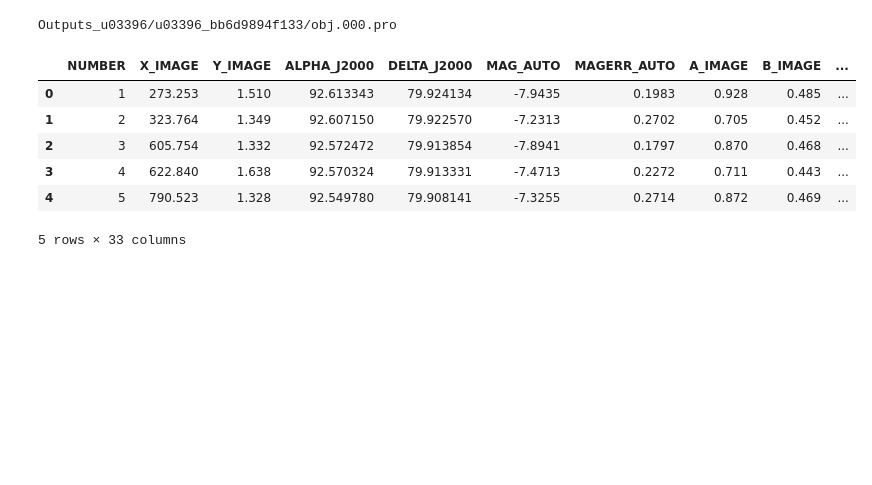
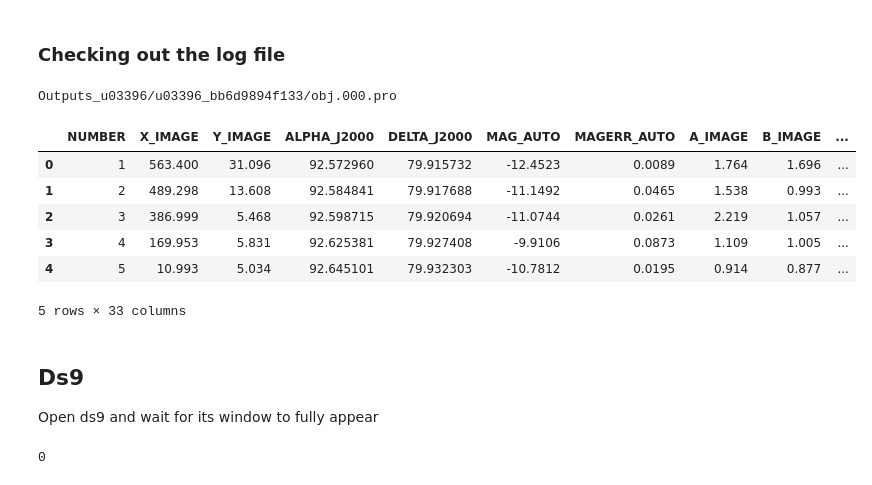
Before and after one commit to ekourkchi/old-SBF, a Jupyter notebook: notebooks/Sextractor_foreground.ipynb, the cells around one changed output. Cells and saved outputs as stored; diff of their text form; code cells hidden in the pictures; blank space fills up the shorter version.

```diff
--- a/notebooks/Sextractor_foreground.ipynb
+++ b/notebooks/Sextractor_foreground.ipynb
@@ -14,6 +14,8 @@ inFolder = '/media/Data/Home/PanStarrs/Jan/HI/augment/SBF/wfc3-16262/'
 configFolder = '/media/Data/Home/PanStarrs/Jan/HI/augment/SBF/codes/notebooks/config/'
 
 name = "u03396"
+# %% [markdown]
+### Checking out the log file
 # %%
 inFolder = inFolder + '/'
 configFolder   = configFolder + '/'
@@ -57,16 +63,27 @@ Config["Y0"] = Y0
 # %%
+r_aperture = 20  # [pix] radius of the avoding zone
+
+# used Dmask instead of mask1
 catalName, catal_df, sex_objname, sex_mask, sex_masked, residual = SExtract(model=0, mask=1,
-                                       smooth=1.0, minArea=5, thresh=0.9,
-                                       r_aperture = 50,   # [pixel] ignore objects within the aperture
-                                       renuc=1, **Config)
+                                       smooth=1.0, minArea=10, thresh=2.5,
+                                       r_aperture = r_aperture,   # [pixel] ignore objects within the aperture
+                                       renuc=2, **Config)
 
 catal_df.head()
 # %% [output]
 Outputs_u03396/u03396_bb6d9894f133/obj.000.pro
 |  | NUMBER | X_IMAGE | Y_IMAGE | ALPHA_J2000 | DELTA_J2000 | MAG_AUTO | MAGERR_AUTO | A_IMAGE | B_IMAGE | ... |
-| 0 | 1 | 273.253 | 1.510 | 92.613343 | 79.924134 | -7.9435 | 0.1983 | 0.928 | 0.485 | ... |
-| 1 | 2 | 323.764 | 1.349 | 92.607150 | 79.922570 | -7.2313 | 0.2702 | 0.705 | 0.452 | ... |
-| 2 | 3 | 605.754 | 1.332 | 92.572472 | 79.913854 | -7.8941 | 0.1797 | 0.870 | 0.468 | ... |
-| 3 | 4 | 622.840 | 1.638 | 92.570324 | 79.913331 | -7.4713 | 0.2272 | 0.711 | 0.443 | ... |
-| 4 | 5 | 790.523 | 1.328 | 92.549780 | 79.908141 | -7.3255 | 0.2714 | 0.872 | 0.469 | ... |
+| 0 | 1 | 563.400 | 31.096 | 92.572960 | 79.915732 | -12.4523 | 0.0089 | 1.764 | 1.696 | ... |
+| 1 | 2 | 489.298 | 13.608 | 92.584841 | 79.917688 | -11.1492 | 0.0465 | 1.538 | 0.993 | ... |
+| 2 | 3 | 386.999 | 5.468 | 92.598715 | 79.920694 | -11.0744 | 0.0261 | 2.219 | 1.057 | ... |
+| 3 | 4 | 169.953 | 5.831 | 92.625381 | 79.927408 | -9.9106 | 0.0873 | 1.109 | 1.005 | ... |
+| 4 | 5 | 10.993 | 5.034 | 92.645101 | 79.932303 | -10.7812 | 0.0195 | 0.914 | 0.877 | ... |
 5 rows × 33 columns
+# %% [markdown]
+## Ds9
+
+Open ds9 and wait for its window to fully appear
+# %%
+os.system("ds9 "+residual+" &")
+# %% [output]
+0
```
Also changed, not shown: parts of 12 cells of this notebook, 5 other files.
